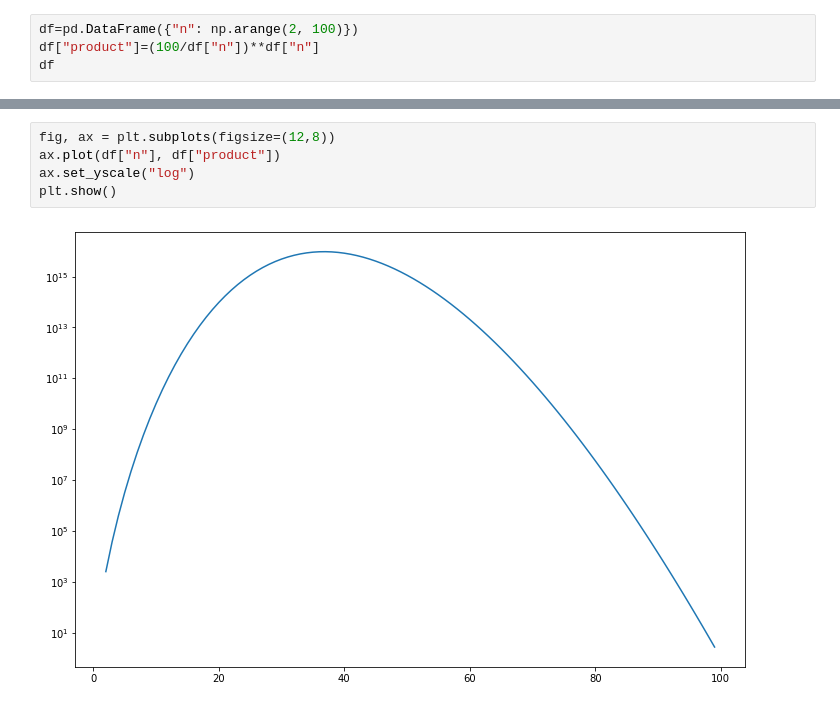
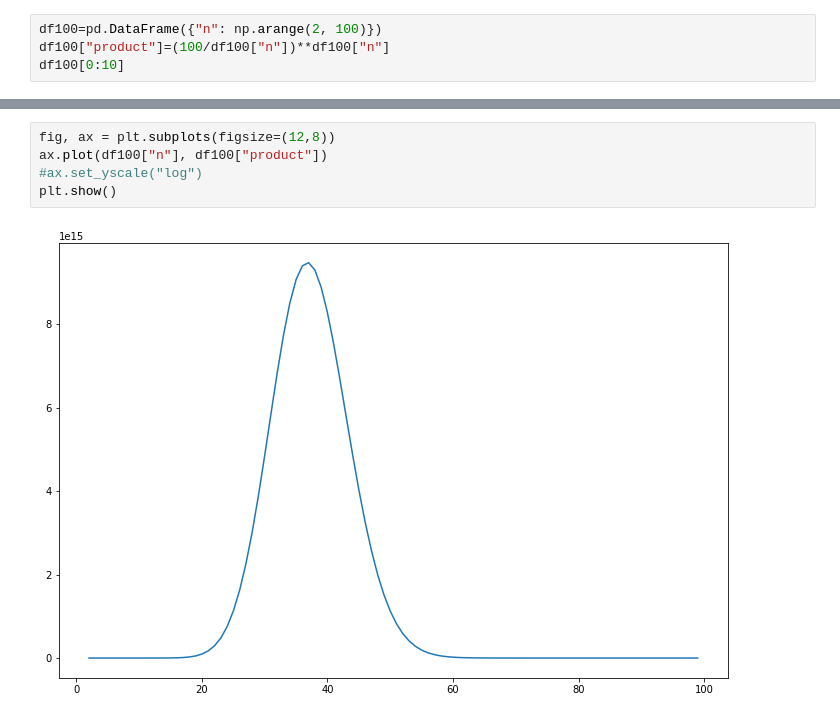
Before and after one commit to mdzimmerman/fivethirtyeight-riddler, a Jupyter notebook: 2021-06-04-riddler-express.ipynb, the cells around one changed output, grey strips where cells are left out. Cells and saved outputs as stored; diff of their text form.

```diff
--- a/2021-06-04-riddler-express.ipynb
+++ b/2021-06-04-riddler-express.ipynb
@@ -5,7 +117,7 @@ import pandas as pd
 # %%
-df=pd.DataFrame({"n": np.arange(2, 100)})
-df["product"]=(100/df["n"])**df["n"]
-df
+df100=pd.DataFrame({"n": np.arange(2, 100)})
+df100["product"]=(100/df100["n"])**df100["n"]
+df100[0:10]
 # %% [output]
 |  | n | product |
 | 0 | 2 | 2.500000e+03 |
@@ -27,8 +137,8 @@ df[df['product'] == df['product'].max()]
 | 35 | 37 | 9.474062e+15 |
 # %%
 fig, ax = plt.subplots(figsize=(12,8))
-ax.plot(df["n"], df["product"])
-ax.set_yscale("log")
+ax.plot(df100["n"], df100["product"])
+#ax.set_yscale("log")
 plt.show()
 # %% [output]
-[figure, old version]
+[figure, new version]
```
Also changed, not shown: parts of 16 cells of this notebook, 1 other file.
